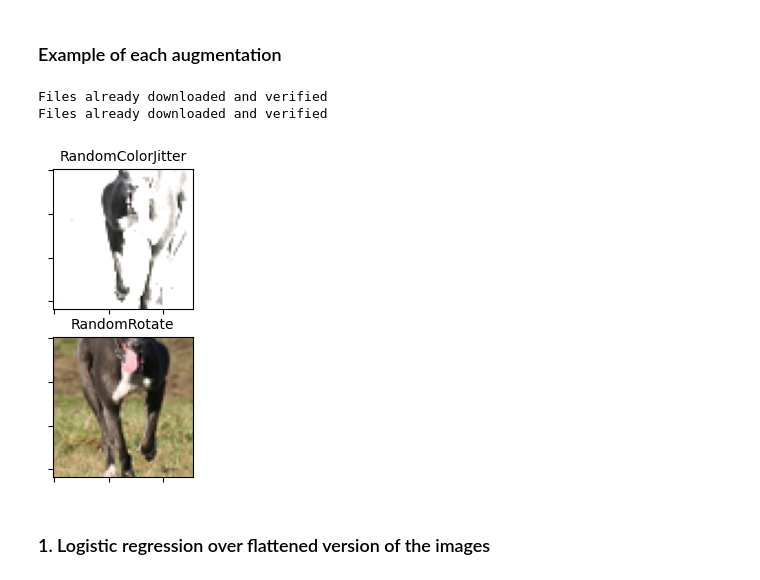
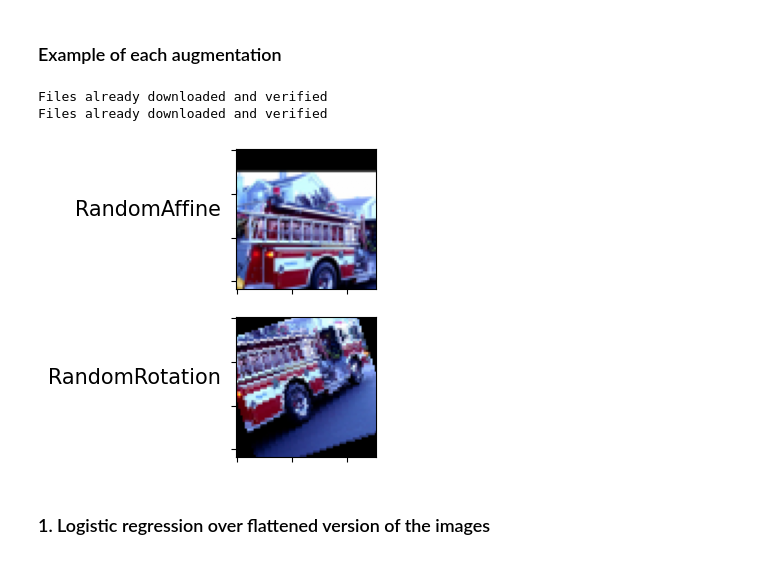
Before and after one commit to NoamDiamant52/DL-BIU, a Jupyter notebook: HW3.ipynb, the cells around one changed output. Cells and saved outputs as stored; diff of their text form; code cells hidden in the pictures.

```diff
--- a/HW3.ipynb
+++ b/HW3.ipynb
@@ -129,60 +134,59 @@ Files already downloaded and verified
 # %% [markdown]
 ### Example of each augmentation
 # %%
+# example of the augmentations
 def plot_augmentations(crop: int = 64) -> None:
-    # Define transformation for random color jitter
-    random_color_jitter = transformation.Compose([
-        transformation.ToTensor(),  # Convert image to tensor
-        transformation.RandomCrop((64, 64)),  # Randomly crop image
-        transformation.ColorJitter(brightness=(0,5), saturation=(0, 5), hue=(-0.5,0.5)),  # Adjust color jitter
-    ])
+    # Define augmentation transformations
+    randomaffine = transformation.Compose([transformation.ToTensor(),
+                                            transformation.RandomCrop(crop),
+                                            transformation.RandomAffine(5)])
+    randomrotation = transformation.Compose([transformation.ToTensor(),
+                                             transformation.RandomCrop(crop),
+                                             transformation.RandomRotation(20)])
 
-    # Define transformation for random flip
-    random_rotation = transformation.Compose([
-        transformation.ToTensor(),  # Convert image to tensor
-        transformation.RandomCrop((64, 64)),  # Randomly crop image
-        transformation.RandomHorizontalFlip(p=1)
-    ])
-
-    # Load data with random color jitter transformation
-    random_color_jitter_data = torchvision.datasets.STL10(root='./data', split='train', download=True, transform=random_color_jitter)
-    # Load data with random rotation transformation
-    random_rotation_data = torchvision.datasets.STL10(root='./data', split='train', download=True, transform=random_rotation)
+    # Create datasets with different augmentations
+    random_affine_data = torchvision.datasets.STL10(root='./data', split='train', download=True, transform=randomaffine)
+    random_rotation_data = torchvision.datasets.STL10(root='./data', split='train', download=True, transform=randomrotation)
 
     # Create data loaders
-    color_jitter_loader = torch.utils.data.DataLoader(random_color_jitter_data)
+    affine_loader = torch.utils.data.DataLoader(random_affine_data)
     rotation_loader = torch.utils.data.DataLoader(random_rotation_data)
 
-    # Create iterators
-    color_jitter_iter = iter(color_jitter_loader)
-    rotation_iter = iter(rotation_loader)
+    # Initialize iterators
+    iterator_affine = iter(affine_loader)
+    iterator_rotation = iter(rotation_loader)
 
-    # Create subplots for visualizing examples
+    # Plot examples of augmentations
     _, axes = plt.subplots(2, 1, figsize=(8, 4))
     axes = axes.flatten()
 
-    # Retrieve examples from data loaders
-    for i in range(2):
-        color_jitter_example, _ = next(color_jitter_iter)
-        rotation_example, _ = next(rotation_iter)
+    # Move iterators forward by random steps
+    random_steps = rnd.randint(1, 10)
+    for _ in range(random_steps):
+        next(iterator_affine)
+        next(iterator_rotation)
 
-    # Display examples with titles
-    axes[0].imshow(np.transpose(torchvision.utils.make_grid(color_jitter_example), (1, 2, 0)))
-    axes[0].set_title('RandomColorJitter', fontsize=10)
-    axes[1].imshow(np.transpose(torchvision.utils.make_grid(rotation_example), (1, 2, 0)))
-    axes[1].set_title('RandomRotate', fontsize=10)
+    # Retrieve examples from iterators
+    example_affine, _ = next(iterator_affine)
+    example_rotation, _ = next(iterator_rotation)
 
-    # Remove ticks from subplots
+    # Display images with their respective augmentation types
+    axes[0].imshow(np.transpose(torchvision.utils.make_grid(example_affine), (1, 2, 0)))
+    axes[0].set_ylabel('RandomAffine', rotation='horizontal', fontsize=15, horizontalalignment='right')
+    axes[1].imshow(np.transpose(torchvision.utils.make_grid(example_rotation), (1, 2, 0)))
+    axes[1].set_ylabel('RandomRotation', rotation='horizontal', fontsize=15, horizontalalignment='right')
+
+    # Remove axis labels
     for ax in axes:
         ax.set_yticklabels([])
         ax.set_xticklabels([])
     plt.show()
 
 plot_augmentations()
 # %% [output]
 Files already downloaded and verified
 Files already downloaded and verified
-[figure, old version]
+[figure, new version]
 # %% [markdown]
 ### 1. Logistic regression over flattened version of the images
 # %%
```
Also changed, not shown: parts of 4 cells of this notebook.
